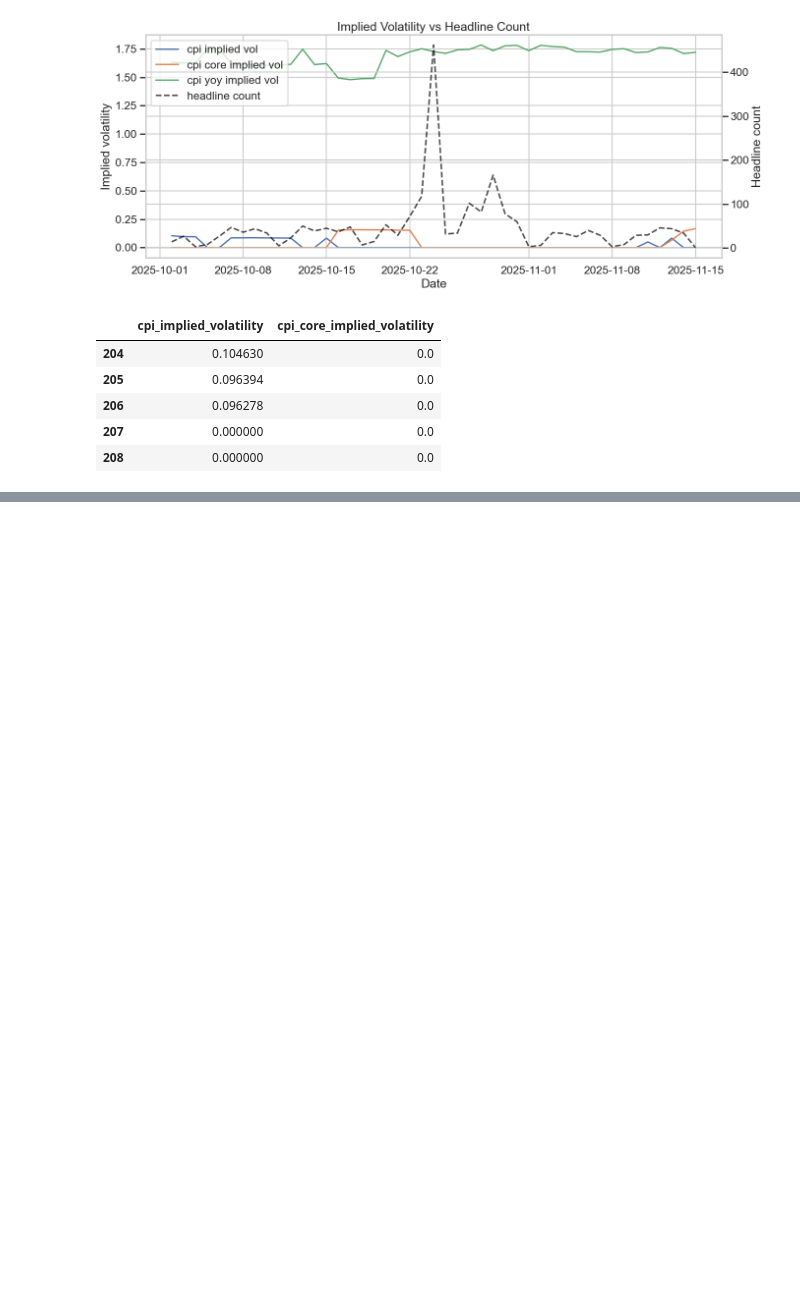
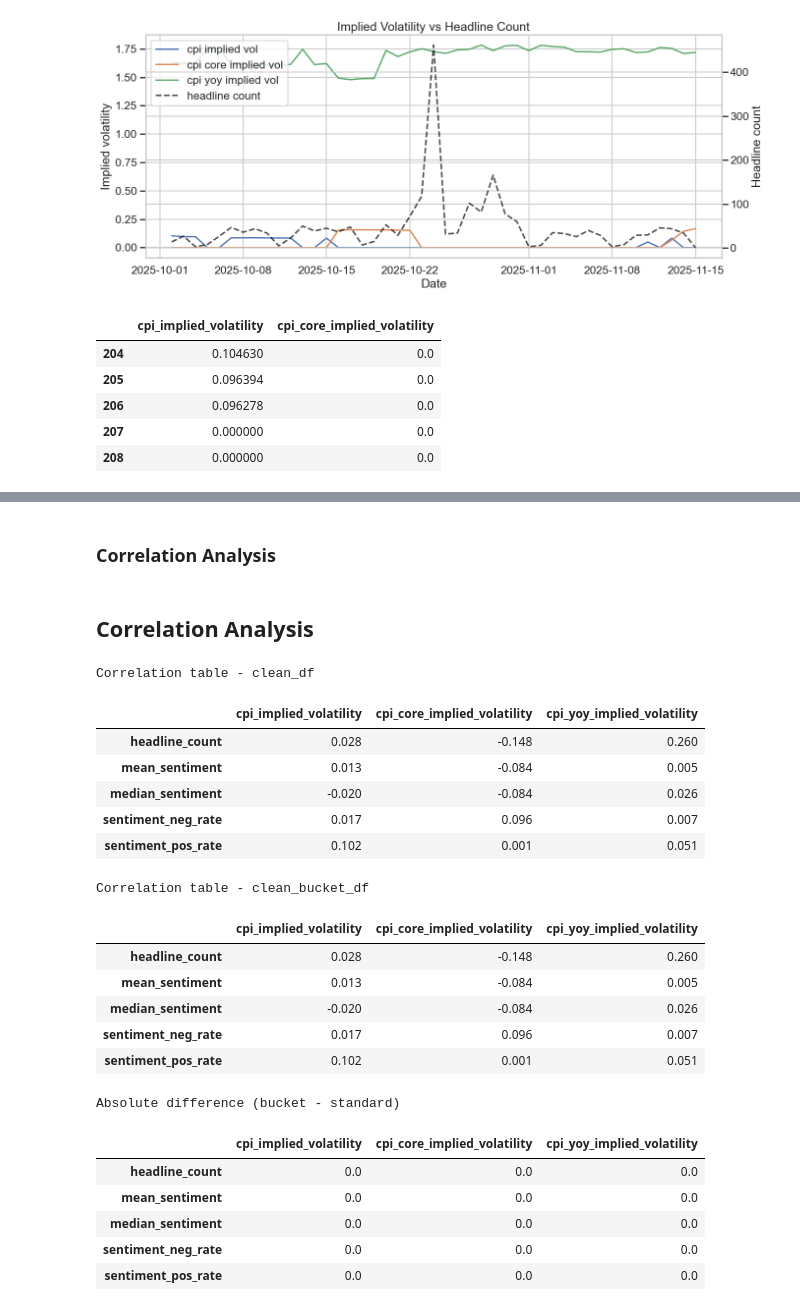
Before and after one commit to gabes19/kalshi-news-signal, a Jupyter notebook: notebook/01_cpi_analysis.ipynb, the cells around one changed output, grey strips where cells are left out. Saved outputs shown, nothing was run; the diff lists cells and outputs as text; code cells hidden in the pictures; blank space fills up the shorter version.

```diff
--- a/notebook/01_cpi_analysis.ipynb
+++ b/notebook/01_cpi_analysis.ipynb
@@ -185,0 +323,59 @@ octnov_df.head()
+# %% [markdown]
+### Correlation Analysis
+# %% [markdown]
+## Correlation Analysis
+# %%
+# Correlation analysis: sentiment/headline features vs implied volatility (clean_df and clean_bucket_df)
+sentiment_features = ['headline_count', 'mean_sentiment', 'median_sentiment', 'sentiment_neg_rate', 'sentiment_pos_rate']
+vol_features = ['cpi_implied_volatility', 'cpi_core_implied_volatility', 'cpi_yoy_implied_volatility']
+
+def volatility_correlation_table(df, label):
+    required = [c for c in sentiment_features + vol_features if c in df.columns]
+    if not required:
+        raise ValueError(f'{label}: no required columns found for correlation analysis')
+
+    corr = df[required].corr(numeric_only=True)
+    rows = [c for c in sentiment_features if c in corr.index]
+    cols = [c for c in vol_features if c in corr.columns]
+    table = corr.loc[rows, cols]
+    return table
+
+if 'clean_df' not in globals() or not isinstance(clean_df, pd.DataFrame):
+    raise ValueError('Run the clean_df setup cells first.')
+if 'clean_bucket_df' not in globals() or not isinstance(clean_bucket_df, pd.DataFrame):
+    raise ValueError('Run the clean_bucket_df setup cells first.')
+
+corr_clean_df = volatility_correlation_table(clean_df, 'clean_df')
+corr_clean_bucket_df = volatility_correlation_table(clean_bucket_df, 'clean_bucket_df')
+
+print('Correlation table - clean_df')
+display(corr_clean_df.round(3))
+
+print('Correlation table - clean_bucket_df')
+display(corr_clean_bucket_df.round(3))
+
+corr_diff = (corr_clean_bucket_df - corr_clean_df).abs()
+print('Absolute difference (bucket - standard)')
+display(corr_diff.round(6))
+# %% [output]
+Correlation table - clean_df
+|  | cpi_implied_volatility | cpi_core_implied_volatility | cpi_yoy_implied_volatility |
+| headline_count | 0.028 | -0.148 | 0.260 |
+| mean_sentiment | 0.013 | -0.084 | 0.005 |
+| median_sentiment | -0.020 | -0.084 | 0.026 |
+| sentiment_neg_rate | 0.017 | 0.096 | 0.007 |
+| sentiment_pos_rate | 0.102 | 0.001 | 0.051 |
+Correlation table - clean_bucket_df
+|  | cpi_implied_volatility | cpi_core_implied_volatility | cpi_yoy_implied_volatility |
+| headline_count | 0.028 | -0.148 | 0.260 |
+| mean_sentiment | 0.013 | -0.084 | 0.005 |
+| median_sentiment | -0.020 | -0.084 | 0.026 |
+| sentiment_neg_rate | 0.017 | 0.096 | 0.007 |
+| sentiment_pos_rate | 0.102 | 0.001 | 0.051 |
+Absolute difference (bucket - standard)
+|  | cpi_implied_volatility | cpi_core_implied_volatility | cpi_yoy_implied_volatility |
+| headline_count | 0.0 | 0.0 | 0.0 |
+| mean_sentiment | 0.0 | 0.0 | 0.0 |
+| median_sentiment | 0.0 | 0.0 | 0.0 |
+| sentiment_neg_rate | 0.0 | 0.0 | 0.0 |
+| sentiment_pos_rate | 0.0 | 0.0 | 0.0 |
```
Also changed, not shown: parts of 15 cells of this notebook.
